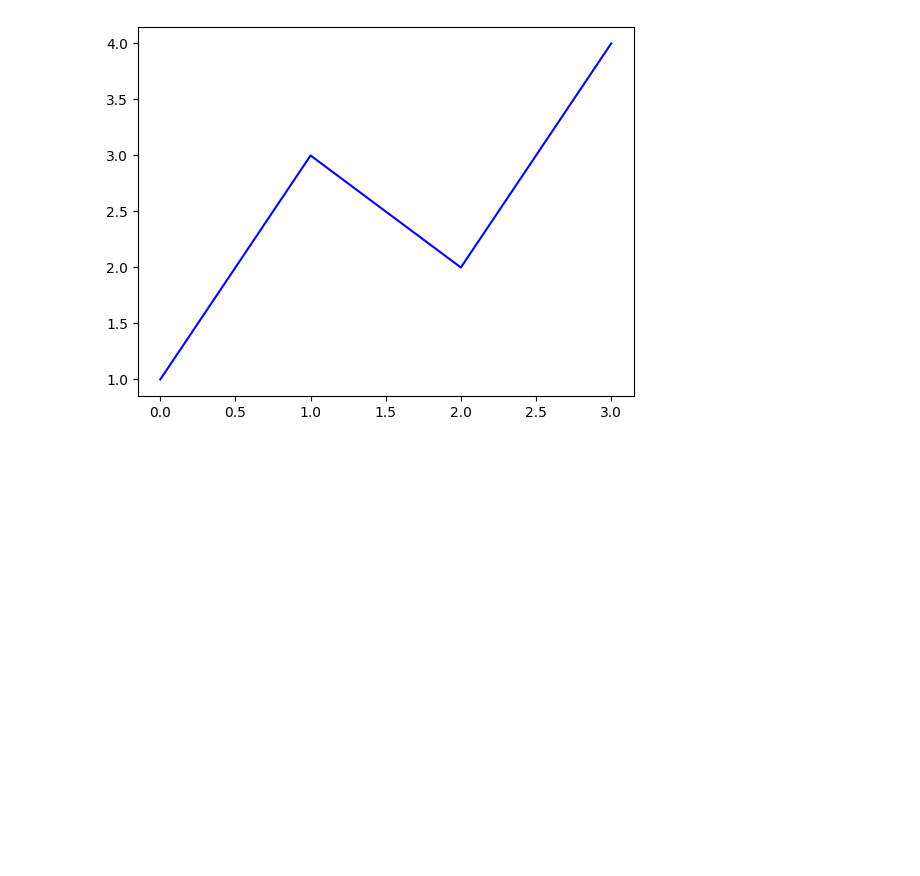
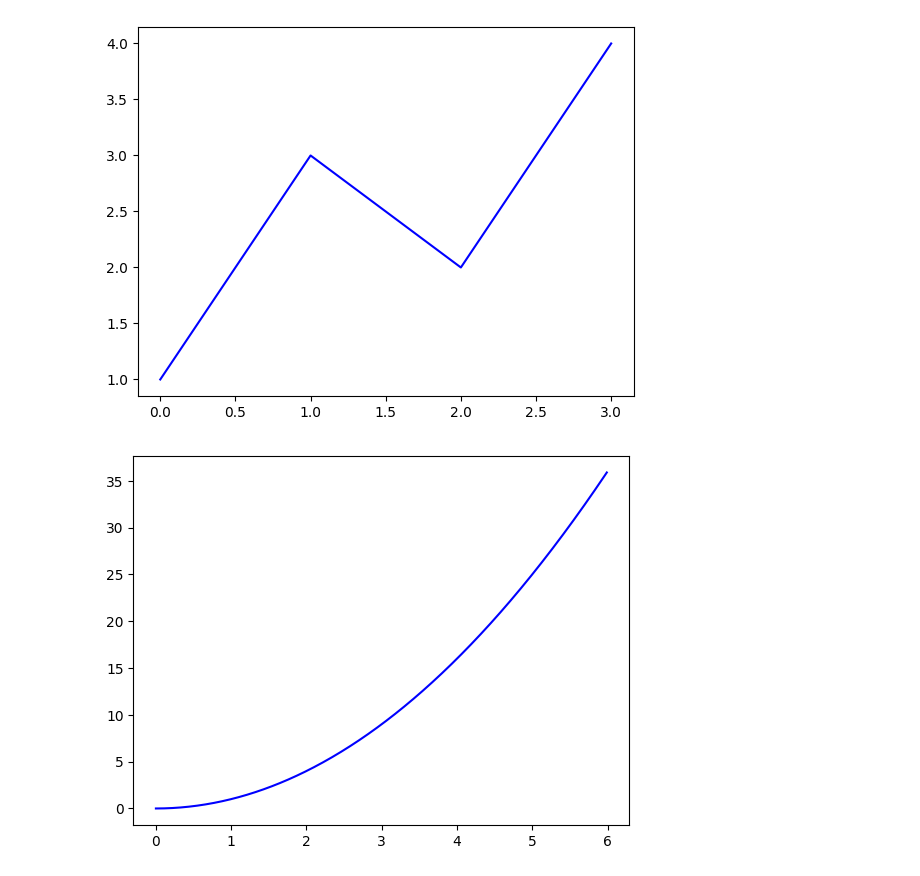
Before and after one commit to flyinacres/kaggle, a Jupyter notebook: matplotlib1.ipynb, the cells around one changed output. Cells and saved outputs as stored; diff of their text form; code cells hidden in the pictures; blank space fills up the shorter version.

```diff
--- a/matplotlib1.ipynb
+++ b/matplotlib1.ipynb
@@ -163,3 +163,11 @@ plt.plot([1, 3, 2, 4], 'b-')
 plt.show( )
 # %% [output]
 [figure]
+# %%
+x3 = np.arange(0.0, 6.0, 0.01)
+
+plt.plot(x3, [xi**2 for xi in x3], 'b-')
+
+plt.show()
+# %% [output]
+[figure, added]
```
